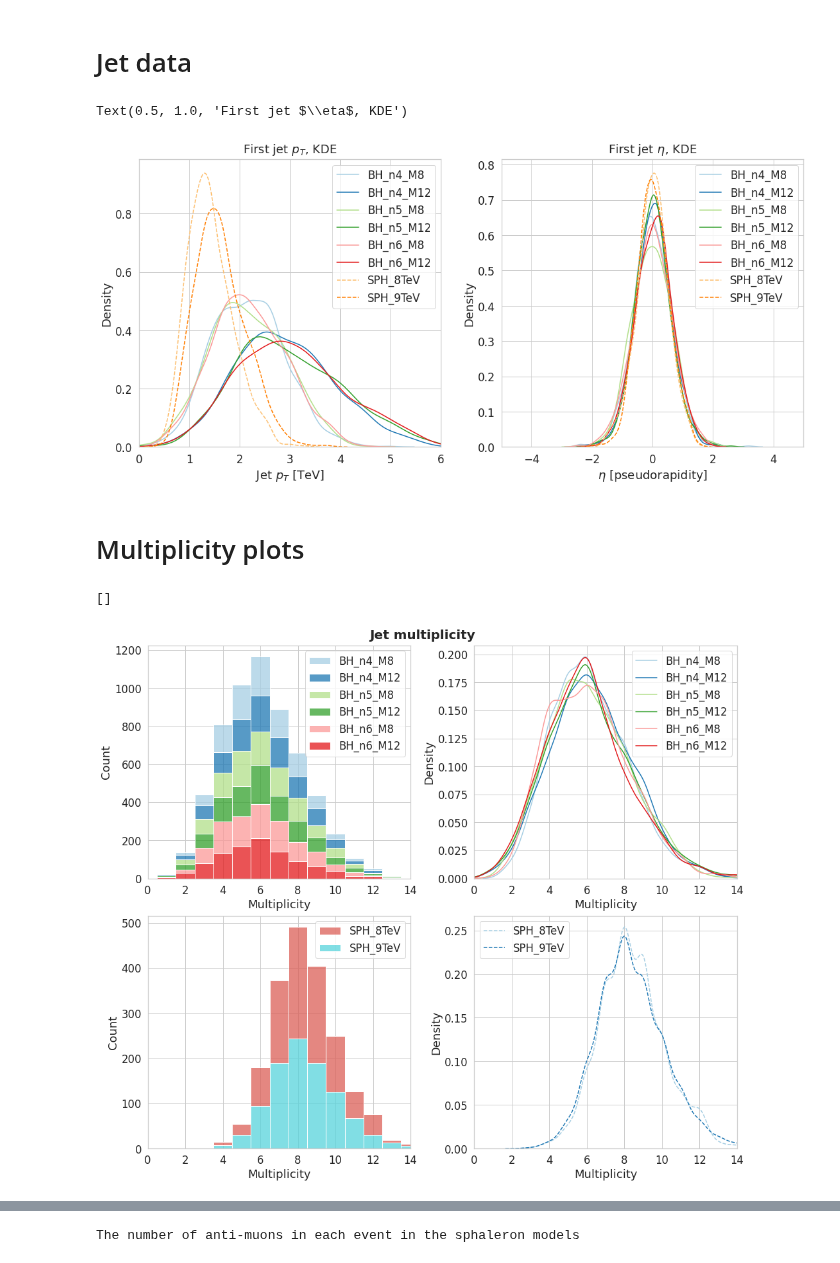
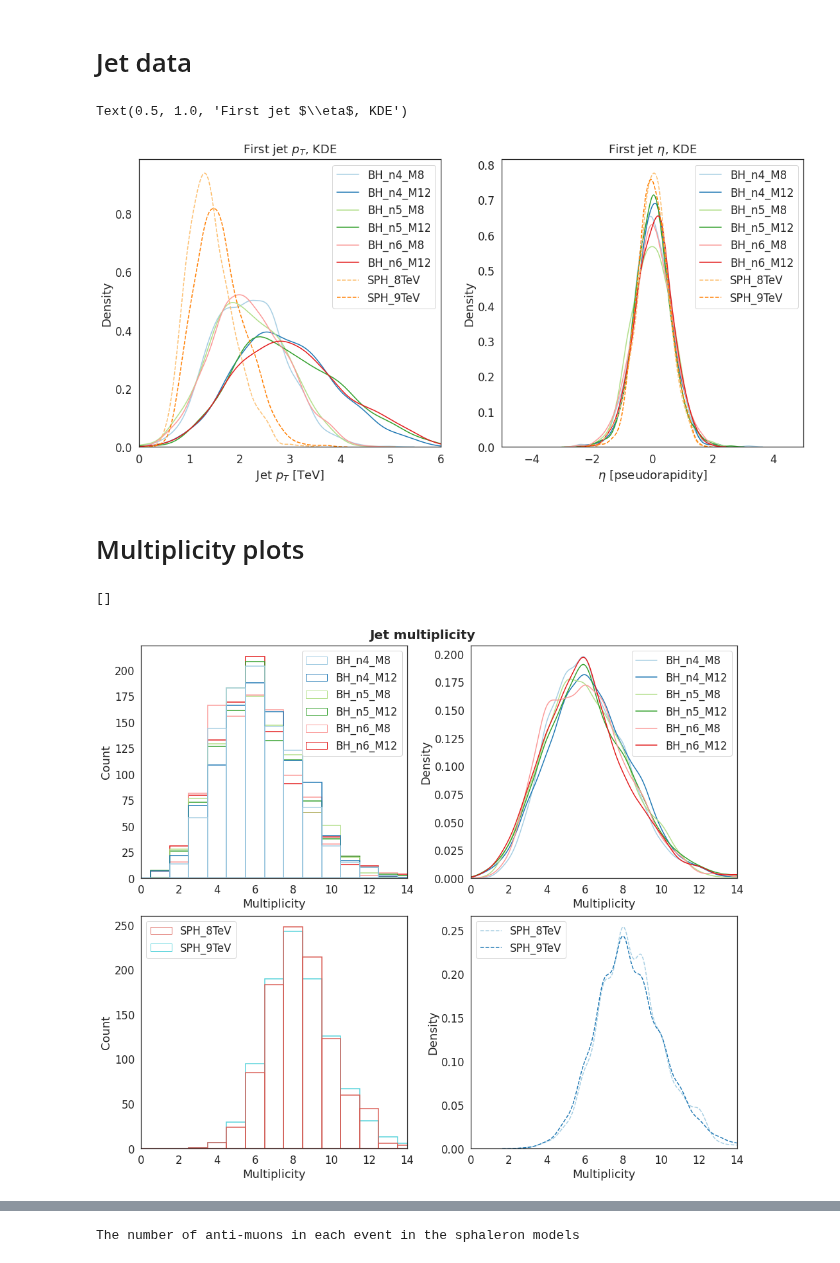
Before and after one commit to choisant/imcalML, a Jupyter notebook: notebooks/BH_analysis.ipynb, the cells around one changed output, grey strips where cells are left out. Drawn from its saved outputs; the diff is of its cells as text; code cells hidden in the pictures.

Commit message:
Make plots more readable.

```diff
--- a/notebooks/BH_analysis.ipynb
+++ b/notebooks/BH_analysis.ipynb
@@ -89,7 +89,7 @@ BH_jets, BH_n_jets, BH_jet1_PT, BH_jet1_eta = jet_data(BH_jets)
 sph_jets, sph_n_jets, sph_jet1_PT, sph_jet1_eta = jet_data(sph_jets)
 # %%
 #sn.set_palette("Paired", int(n_BH_labels + n_sph_labels))
-sn.set_theme(context="notebook", style="whitegrid", palette="Paired", font='sans-serif', font_scale=1.5, color_codes=True, rc=None)
+sn.set_theme(context="notebook", style="white", palette="Paired", font='sans-serif', font_scale=1.5, color_codes=True, rc=None)
 # %%
 #jet information
 fig, ax = plt.subplots(ncols=2, figsize=(18,8))
@@ -116,7 +116,7 @@ ax[1].set_xlim(-5, 5)
 ax[1].set_title(r"First jet $\eta$, KDE", pad=10)
 # %% [output]
 Text(0.5, 1.0, 'First jet $\\eta$, KDE')
-[figure, old version]
+[figure, new version]
 # %% [markdown]
 # Multiplicity plots
 # %%
@@ -137,30 +137,30 @@ n_sph_photons, n_sph_electrons, n_sph_muons_neg, n_sph_muons_pos, n_sph_muons =
 # %%
 #jet multiplicity
 fig, ax = plt.subplots(nrows=2, ncols=2, figsize=(14, 12), layout="constrained")
 #fig.tight_layout(pad=2)
 fig.suptitle("Jet multiplicity", size=20, fontweight="bold")
 sn.histplot(dict(zip(BH_labels, BH_n_jets)), ax = ax[0][0], binwidth=1.0, binrange=[-0.5, 14.5],
-            multiple="stack", stat="count")
+            multiple="layer", stat="count", fill=False)
 sn.histplot(dict(zip(sph_labels, sph_n_jets)), ax = ax[1][0], binwidth=1.0, binrange=[-0.5, 14.5],
-            multiple="stack", stat="count", palette="hls")
+            multiple="layer", stat="count", palette="hls", fill=False)
 
 #sn.histplot(dict(zip(labels, jet_1_eta)), ax = ax[1], bins=50, binrange=[-5, 5], multiple="layer", stat="count")
 for i in range(n_BH_labels):
     sn.kdeplot(BH_n_jets[i], label=BH_labels[i], clip=(0, 14), ax = ax[0][1])
 ax[0][1].legend()
 for i in range(n_sph_labels):
     sn.kdeplot(sph_n_jets[i], ls='--', label=sph_labels[i], clip=(0, 14), ax = ax[1][1], palette="hls")
 ax[1][1].legend()
 
 for axis in ax.reshape(-1):
     axis.set_xlabel("Multiplicity")
     #axis.set_title("Jet multiplicity")
     axis.set_xlim(0, 14)
 
 plt.plot()
 # %% [output]
 []
-[figure, old version]
+[figure, new version]
 # %%
 #particle multiplicity
 from tabulate import tabulate
```
Also changed, not shown: parts of 7 cells of this notebook.
